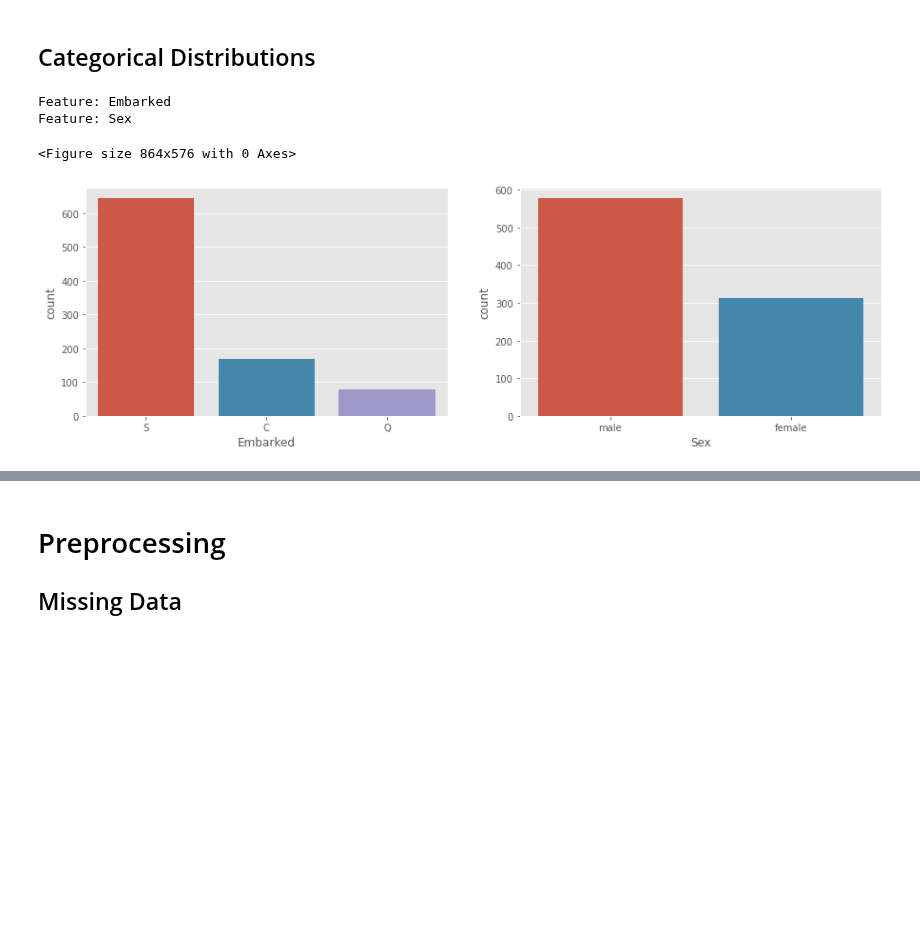
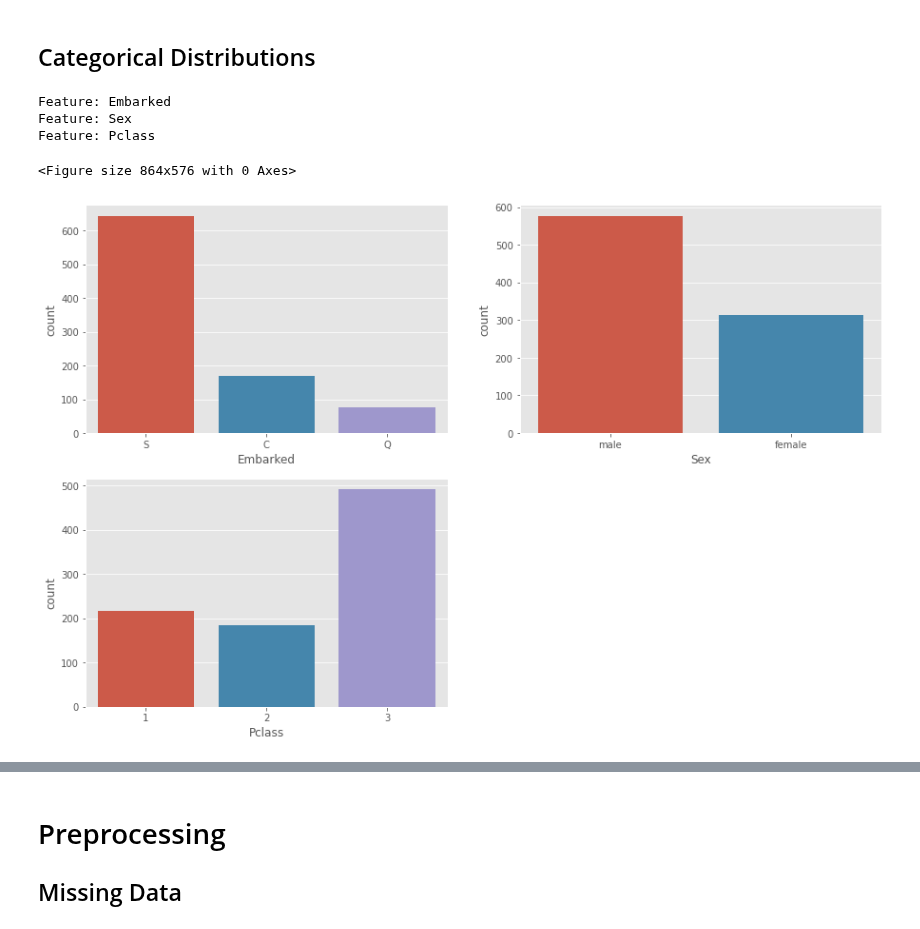
Before and after one commit to melling/ml-kaggle-titanic, a Jupyter notebook: titanic-eda01-biased-outliers.ipynb, the cells around one changed output, grey strips where cells are left out. Drawn from its saved outputs; the diff is of its cells as text; code cells hidden in the pictures; blank space fills up the shorter version.

```diff
--- a/titanic-eda01-biased-outliers.ipynb
+++ b/titanic-eda01-biased-outliers.ipynb
@@ -412,23 +425,24 @@ Feature: Fare
 ## Categorical Distributions
 # %%
 plt.figure()
-fig, ax = plt.subplots(1, 2, figsize=(15, 15))
+fig, ax = plt.subplots(1, 3, figsize=(15, 15))
 
-categorical_features = ["Embarked", "Sex"]
+categorical_features = ["Embarked", "Sex", "Pclass"]
 for i, feature in enumerate(categorical_features):
     print(f"Feature: {feature}")
     plt.subplot(3, 2, i + 1)
     sns.countplot(
         x=feature, label="train_" + feature, data=train
     )
 #     sns.histplot(
 #         test[feature], color="olive", kde=True, bins=10, label="test_" + feature
 #     )
 #     plt.xlabel(feature, fontsize=9)
 #     plt.legend()
 plt.show()
 # %% [output]
 Feature: Embarked
 Feature: Sex
+Feature: Pclass
 <Figure size 864x576 with 0 Axes>
-[figure, old version]
+[figure, new version]
```
Also changed, not shown: parts of 5 cells of this notebook.
